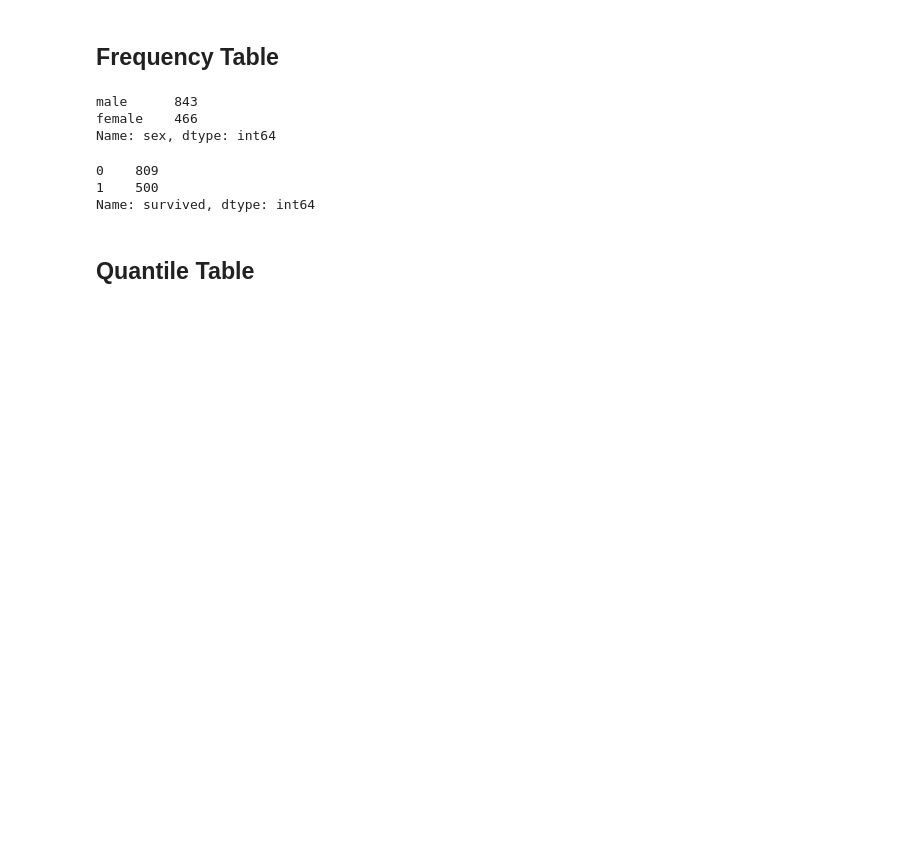
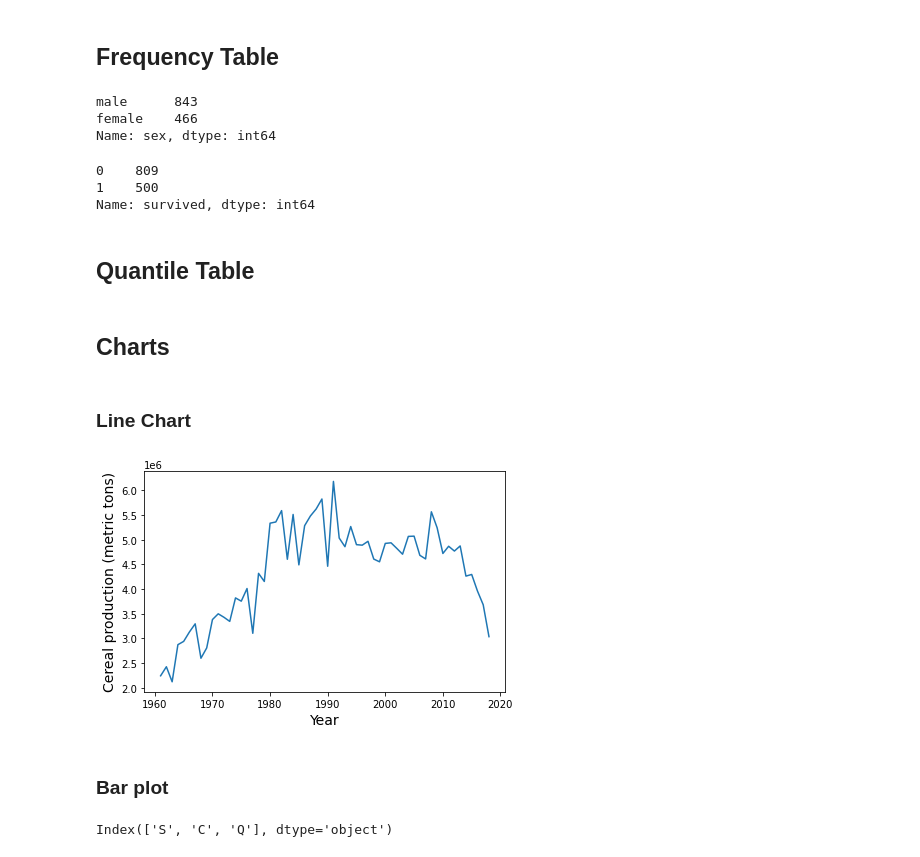
Before and after one commit to ZacharakisAndreas/MachineRhythms, a Jupyter notebook: Statistics/Univariate Analysis.ipynb, the cells around one changed output. Drawn from its saved outputs; the diff is of its cells as text; code cells hidden in the pictures; blank space fills up the shorter version.

```diff
--- a/Statistics/Univariate Analysis.ipynb
+++ b/Statistics/Univariate Analysis.ipynb
@@ -149,3 +163,26 @@ data.survived.value_counts()
 Name: survived, dtype: int64
 # %% [markdown]
 ## Quantile Table
+# %% [markdown]
+## Charts
+# %% [markdown]
+### Line Chart
+# %%
+plt.figure()
+plt.plot(data.index, data["Cereal production (metric tons)"])
+
+
+plt.ylabel("Cereal production (metric tons)", fontsize=14)
+plt.xlabel("Year", fontsize=14)
+
+plt.tight_layout()
+plt.savefig("./plots/univariate_line_plot.png")
+plt.show()
+# %% [output]
+[figure, added]
+# %% [markdown]
+### Bar plot
+# %%
+data_titanic["embarked"].value_counts().index
+# %% [output]
+Index(['S', 'C', 'Q'], dtype='object')
```
Also changed, not shown: parts of 25 cells of this notebook, 9 other files.
